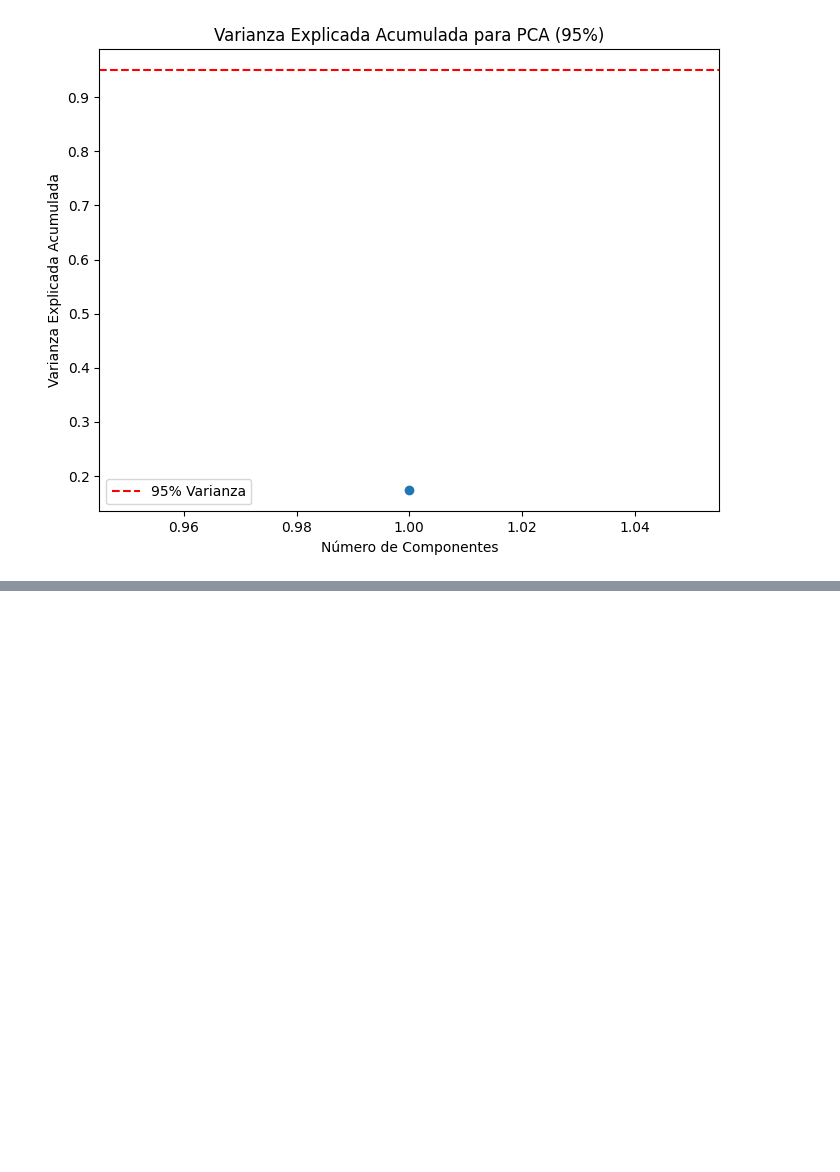
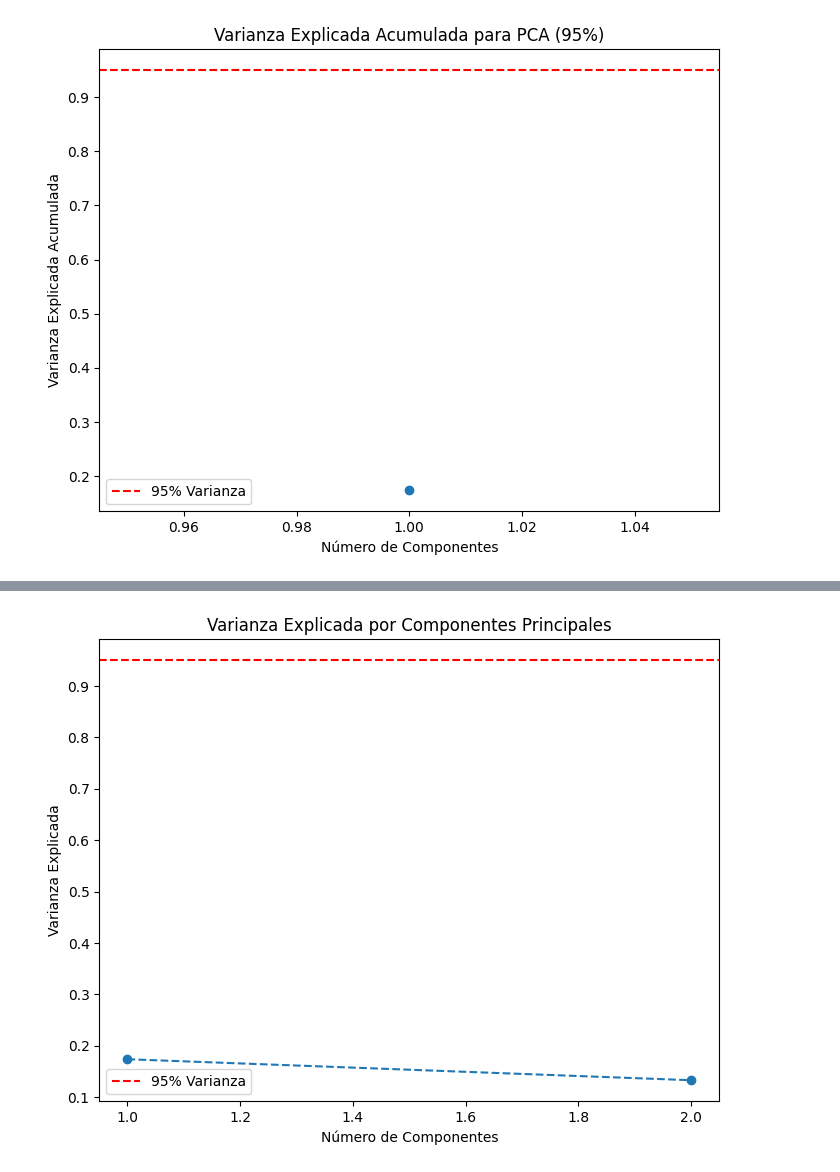
Before and after one commit to jlbonac/pca_creditos, a Jupyter notebook: pca_creditos.ipynb, the cells around one changed output, grey strips where cells are left out. Drawn from its saved outputs; the diff is of its cells as text; code cells hidden in the pictures; blank space fills up the shorter version.

```diff
--- a/pca_creditos.ipynb
+++ b/pca_creditos.ipynb
@@ -982,0 +1012,15 @@ PC5        0.807985      -0.012717
+# %%
+#determinar variables independientes
+X = df_4.drop(columns=['Loan_Status'])
+# %%
+# estandarizar datos de las variables independientes
+scaler = StandardScaler()
+X_scaled = scaler.fit_transform(X)
+# %%
+#aplicar PCA con dos componentes principales
+pca = PCA(n_components=2)
+# %%
+#crear una dataframe con los componentes principales
+pca_df = pd.DataFrame(data=pca.fit_transform(X_scaled), columns=['PC1', 'PC2'])
+# Agregar la variable dependiente 'y' al DataFrame de componentes principales
+pca_df['Loan_Status'] = y
@@ -982,0 +1036,12 @@ PC5        0.807985      -0.012717
+# %%
+#graficar la varaianza explicada acumulada al 95%
+plt.figure(figsize=(8, 6))
+plt.plot(range(1, len(pca.explained_variance_ratio_) + 1), pca.explained_variance_ratio_, marker='o', linestyle='--')
+plt.xlabel('Número de Componentes')
+plt.ylabel('Varianza Explicada')
+plt.title('Varianza Explicada por Componentes Principales')
+plt.axhline(y=0.95, color='r', linestyle='--', label='95% Varianza')
+plt.legend()
+plt.show()
+# %% [output]
+[figure, added]
```
Also changed, not shown: parts of 32 cells of this notebook.
